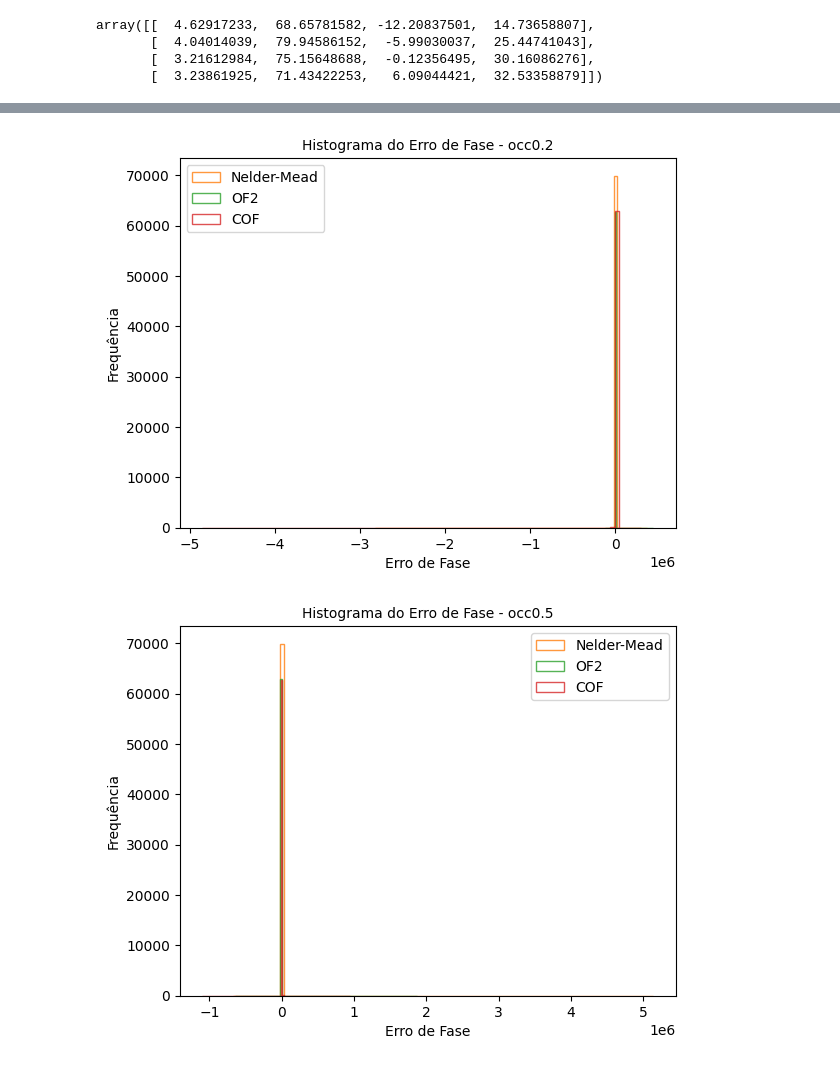
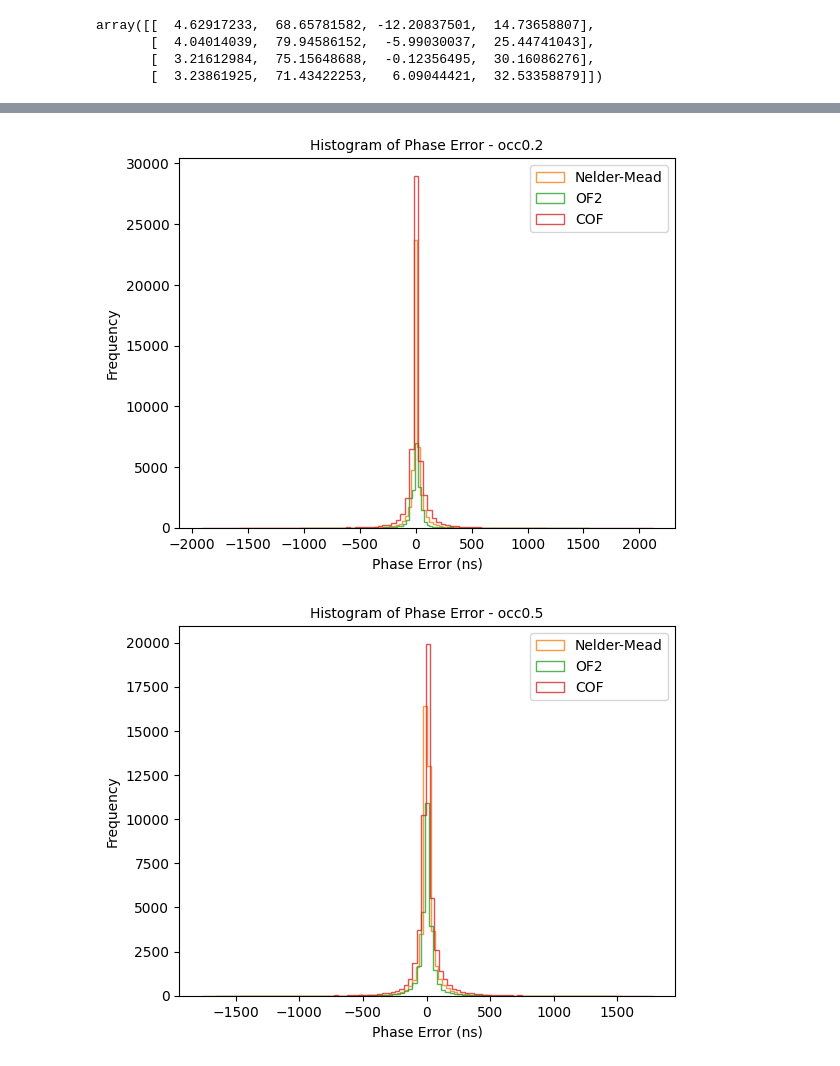
Before and after one commit to Caua-Gomes2005/Nelder-Mead_Rede-Neural, a Jupyter notebook: phases_comparison.ipynb, the cells around one changed output, grey strips where cells are left out. Saved outputs shown, nothing was run; the diff lists cells and outputs as text; code cells hidden in the pictures.

```diff
--- a/phases_comparison.ipynb
+++ b/phases_comparison.ipynb
@@ -452,12 +444,12 @@ for i in range(len(nm)):
     ("OF2", of[i]['TrueAmplitude']- of[i]['EstimatedAmplitude'], 's'),
     ("COF", cof[i]['TrueAmplitude']- cof[i]['EstimatedAmplitude'], '^'),
 ]
-    plt.hist(methods[0][1], bins=100, alpha=0.8, label=methods[0][0], edgecolor=palette[0], fill= False)
-    plt.hist(methods[1][1], bins=100, alpha=0.8, label=methods[1][0], edgecolor=palette[1], fill= False)
-    plt.hist(methods[2][1], bins=100, alpha=0.8, label=methods[2][0], edgecolor=palette[2], fill= False)
-    plt.xlabel('Erro de Amplitude (ADC)', fontsize=fsize)
-    plt.ylabel('Frequência', fontsize=fsize)
-    plt.title(f'Histograma do Erro de Amplitude - {occ_name[i]}', fontsize=fsize)
+    plt.hist(methods[0][1], bins=50, alpha=0.8, histtype='step', label=methods[0][0], edgecolor=palette[0], fill= False)
+    plt.hist(methods[1][1], bins=50, alpha=0.8, histtype='step', label=methods[1][0], edgecolor=palette[1], fill= False)
+    plt.hist(methods[2][1], bins=50, alpha=0.8, histtype='step', label=methods[2][0], edgecolor=palette[2], fill= False)
+    plt.xlabel('Amplitude Error (ADC)', fontsize=fsize)
+    plt.ylabel('Frequency', fontsize=fsize)
+    plt.title(f'Histogram of Amplitude Error - {occ_name[i]}', fontsize=fsize)
     plt.legend(fontsize=fsize)
     plt.show()
 # %% [output]
@@ -468,27 +476,27 @@ for i in range(len(nm)):
 # %%
-# #Histogramas do erro de fase por ocupação
-# nm, of, cof = load_results()
+#Histogramas do erro de fase por ocupação
+nm, of, cof = load_results()
 
-# palette = [
-#     "#ff7f0e",  # Nelder-Mead
-#     "#2ca02c",  # OF2
-#     "#d62728",  # COF
-# ]
+palette = [
+    "#ff7f0e",  # Nelder-Mead
+    "#2ca02c",  # OF2
+    "#d62728",  # COF
+]
 
-# for i in range(len(nm)):
-#     methods = [
-#     ("Nelder-Mead", nm[i]['PhaseError'], 'o'),
-#     ("OF2", of[i]['PhaseError'], 's'),
-#     ("COF", cof[i]['PhaseError'], '^'),
-# ]
-#     plt.hist(methods[0][1], bins=100, alpha=0.8, label=methods[0][0], edgecolor=palette[0], fill= False)
-#     plt.hist(methods[1][1], bins=100, alpha=0.8, label=methods[1][0], edgecolor=palette[1], fill= False)
-#     plt.hist(methods[2][1], bins=100, alpha=0.8, label=methods[2][0], edgecolor=palette[2], fill= False)
-#     plt.xlabel('Erro de Fase', fontsize=fsize)
-#     plt.ylabel('Frequência', fontsize=fsize)
-#     plt.title(f'Histograma do Erro de Fase - {occ_name[i]}', fontsize=fsize)
-#     plt.legend(fontsize=fsize)
-#     plt.show()
+for i in range(len(nm)):
+    methods = [
+    ("Nelder-Mead", nm[i]['PhaseError'][nm[i]['EstimatedAmplitude'] > cut], 'o'),
+    ("OF2", of[i]['PhaseError'][of[i]['EstimatedAmplitude'] > cut], 's'),
+    ("COF", cof[i]['PhaseError'][cof[i]['EstimatedAmplitude'] > cut], '^'),
+]
+    plt.hist(methods[0][1], bins=100, alpha=0.8, histtype='step', label=methods[0][0], color=palette[0], fill= False)
+    plt.hist(methods[1][1], bins=100, alpha=0.8, histtype='step', label=methods[1][0], edgecolor=palette[1], fill= False)
+    plt.hist(methods[2][1], bins=100, alpha=0.8, histtype='step', label=methods[2][0], edgecolor=palette[2], fill= False)
+    plt.xlabel('Phase Error (ns)', fontsize=fsize)
+    plt.ylabel('Frequency', fontsize=fsize)
+    plt.title(f'Histogram of Phase Error - {occ_name[i]}', fontsize=fsize)
+    plt.legend(fontsize=fsize)
+    plt.show()
 # %% [output]
-[figure, old version]
+[figure, new version]
-[figure, old version]
+[figure, new version]
```
Also changed, not shown: parts of 6 cells of this notebook.
